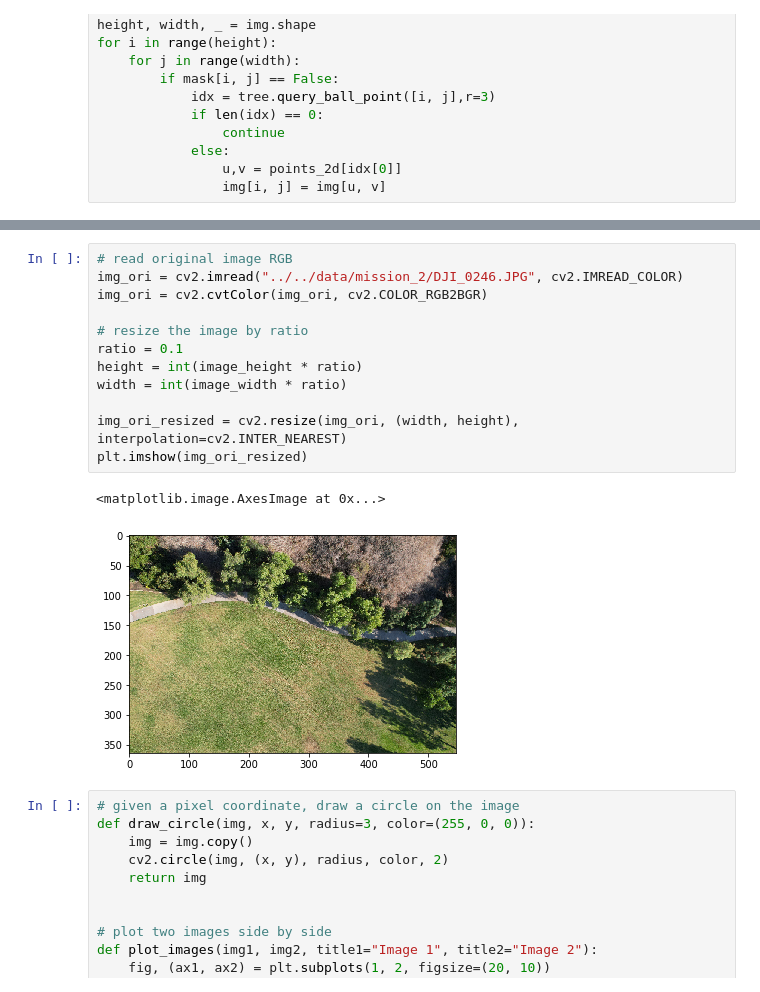
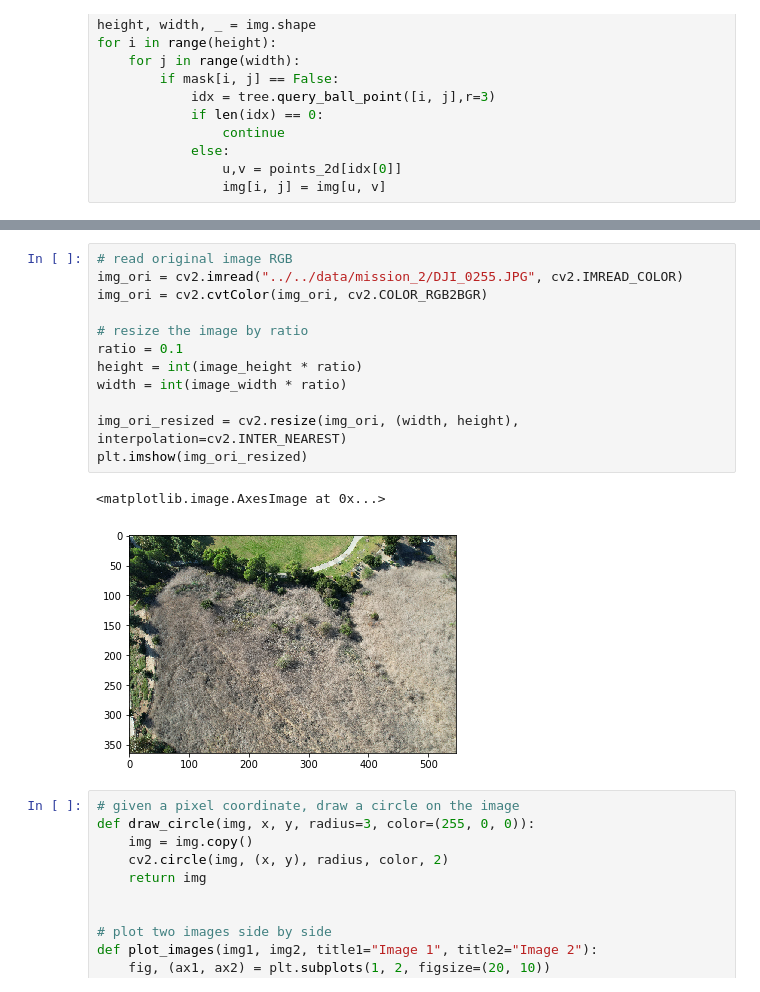
Before and after one commit to ZhiangChen/SegMo3D, a Jupyter notebook: semantic_SfM/ssfm/projection.ipynb, the cells around one changed output, grey strips where cells are left out. Saved outputs shown, nothing was run; the diff lists cells and outputs as text.

```diff
--- a/semantic_SfM/ssfm/projection.ipynb
+++ b/semantic_SfM/ssfm/projection.ipynb
@@ -340,18 +340,18 @@ plt.imshow(img_projected)
 # %%
 # read original image RGB
-img_ori = cv2.imread("../../data/mission_2/DJI_0246.JPG", cv2.IMREAD_COLOR)
+img_ori = cv2.imread("../../data/mission_2/DJI_0255.JPG", cv2.IMREAD_COLOR)
 img_ori = cv2.cvtColor(img_ori, cv2.COLOR_RGB2BGR)
 
 # resize the image by ratio
 ratio = 0.1
 height = int(image_height * ratio)
 width = int(image_width * ratio)
 
 img_ori_resized = cv2.resize(img_ori, (width, height), interpolation=cv2.INTER_NEAREST)
 plt.imshow(img_ori_resized)
 # %% [output]
 <matplotlib.image.AxesImage at 0x...>
-[figure, old version]
+[figure, new version]
 # %%
 # given a pixel coordinate, draw a circle on the image
 def draw_circle(img, x, y, radius=3, color=(255, 0, 0)):
```
Also changed, not shown: parts of 6 cells of this notebook, 5 other files.
